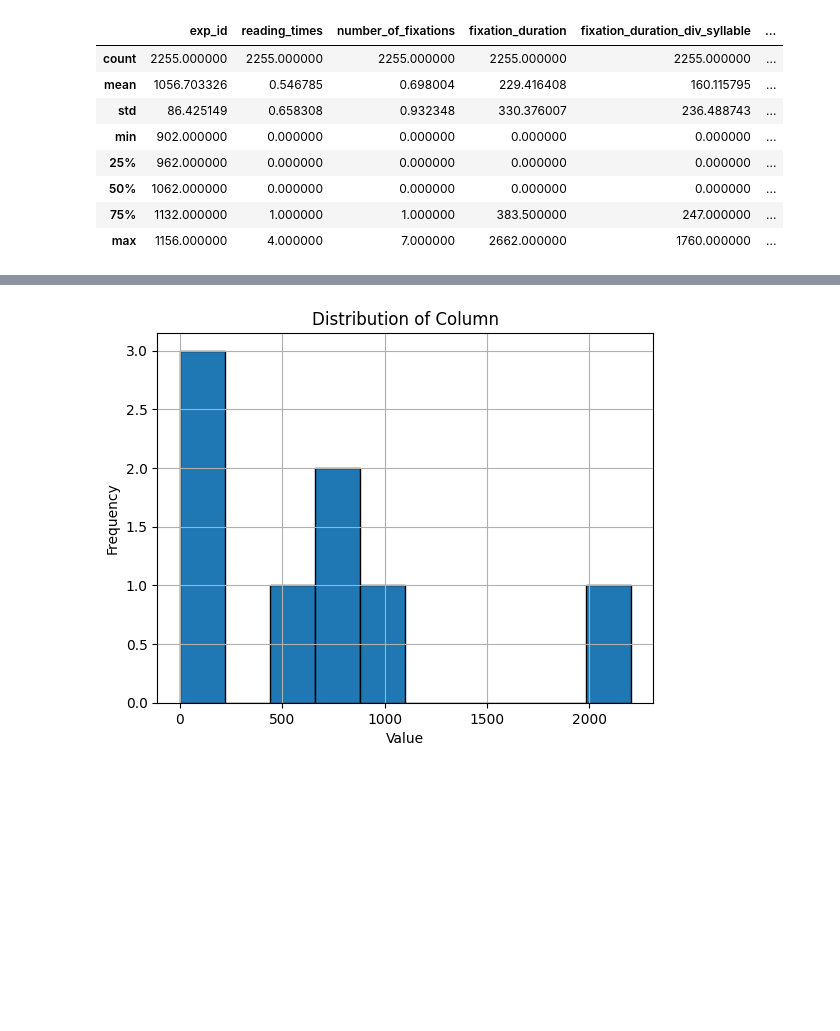
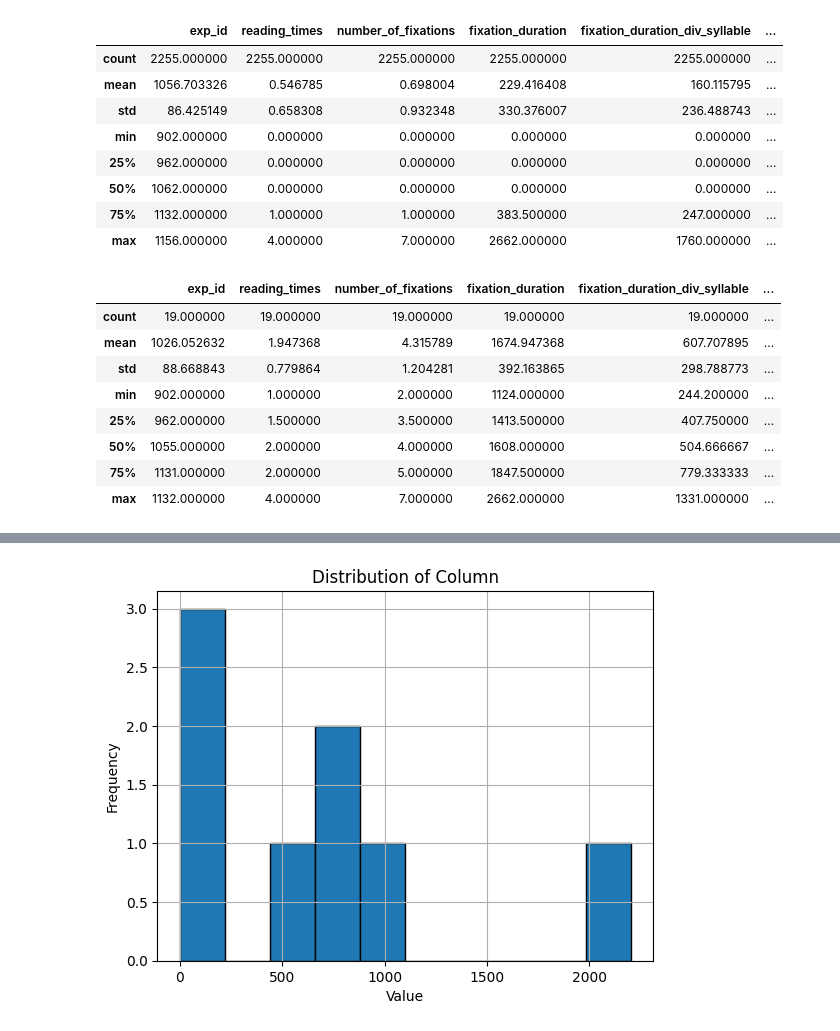
Before and after one commit to WhiteBlacken/eye_algorithm, a Jupyter notebook: data/data_analysis.ipynb, the cells around one changed output, grey strips where cells are left out. Cells and saved outputs as stored; diff of their text form; code cells hidden in the pictures; blank space fills up the shorter version.

```diff
--- a/data/data_analysis.ipynb
+++ b/data/data_analysis.ipynb
@@ -270,4 +270,15 @@ skip_data.describe()
 | 75% | 1132.000000 | 1.000000 | 1.000000 | 383.500000 | 247.000000 | ... |
 | max | 1156.000000 | 4.000000 | 7.000000 | 2662.000000 | 1760.000000 | ... |
 # %%
-skip_predict = skip_data[skip_data['predicted_label']==0].describe()
+skip_predict = skip_data[skip_data['predicted_label']==0]
+skip_predict.describe()
+# %% [output]
+|  | exp_id | reading_times | number_of_fixations | fixation_duration | fixation_duration_div_syllable | ... |
+| count | 19.000000 | 19.000000 | 19.000000 | 19.000000 | 19.000000 | ... |
+| mean | 1026.052632 | 1.947368 | 4.315789 | 1674.947368 | 607.707895 | ... |
+| std | 88.668843 | 0.779864 | 1.204281 | 392.163865 | 298.788773 | ... |
+| min | 902.000000 | 1.000000 | 2.000000 | 1124.000000 | 244.200000 | ... |
+| 25% | 962.000000 | 1.500000 | 3.500000 | 1413.500000 | 407.750000 | ... |
+| 50% | 1055.000000 | 2.000000 | 4.000000 | 1608.000000 | 504.666667 | ... |
+| 75% | 1131.000000 | 2.000000 | 5.000000 | 1847.500000 | 779.333333 | ... |
+| max | 1132.000000 | 4.000000 | 7.000000 | 2662.000000 | 1331.000000 | ... |
```
Also changed, not shown: parts of 3 cells of this notebook.
